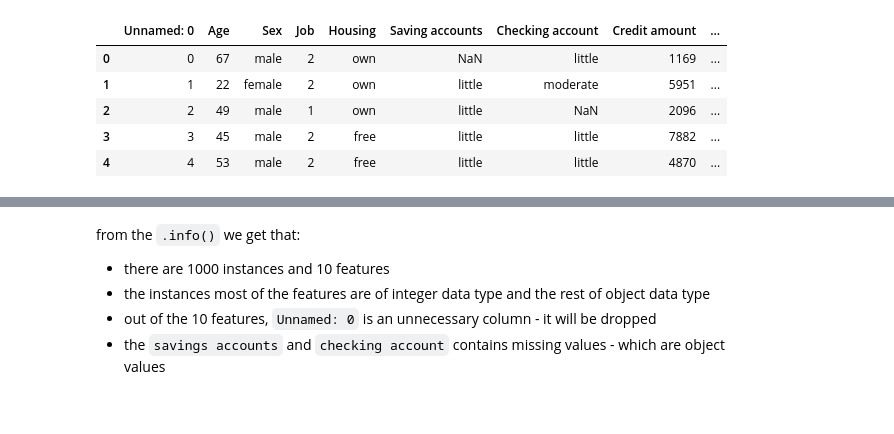
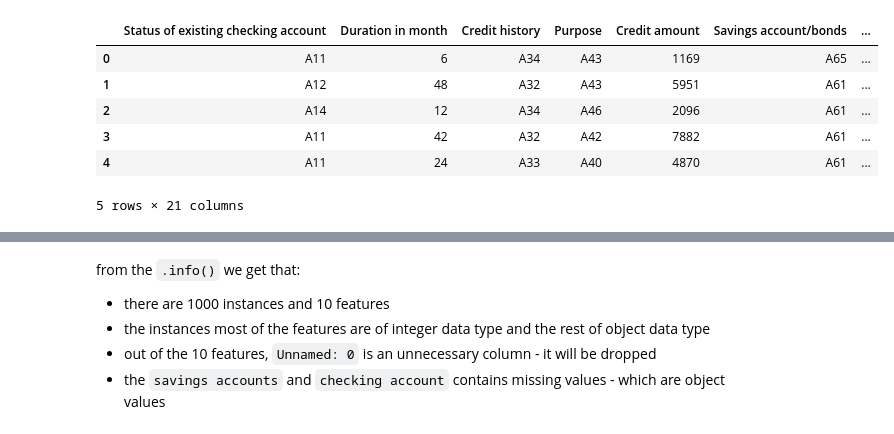
Before and after one commit to mwisechacha/Credit-Risk-Modelling, a Jupyter notebook: credit_risk.ipynb, the cells around one changed output, grey strips where cells are left out. Cells and saved outputs as stored; diff of their text form; code cells hidden in the pictures.

```diff
--- a/credit_risk.ipynb
+++ b/credit_risk.ipynb
@@ -11,14 +24,38 @@ import seaborn as sns
 # %%
-# load data
-df = pd.read_csv("german_credit_data.csv")
+df = pd.read_csv("statlog_german_credit_data/german.data", header=None, delim_whitespace=True)
+headers = [
+    "Status of existing checking account",
+    "Duration in month",
+    "Credit history",
+    "Purpose",
+    "Credit amount",
+    "Savings account/bonds",
+    "Present employment since",
+    "Installment rate in percentage of disposable income",
+    "Personal status and sex",
+    "Other debtors / guarantors",
+    "Present residence since",
+    "Property",
+    "Age in years",
+    "Other installment plans",
+    "Housing",
+    "Number of existing credits at this bank",
+    "Job",
+    "Number of people being liable to provide maintenance for",
+    "Telephone",
+    "Foreign worker",
+    "Risk"
+]
+df.columns = headers
 df.head()
 # %% [output]
-|  | Unnamed: 0 | Age | Sex | Job | Housing | Saving accounts | Checking account | Credit amount | ... |
-| 0 | 0 | 67 | male | 2 | own | NaN | little | 1169 | ... |
-| 1 | 1 | 22 | female | 2 | own | little | moderate | 5951 | ... |
-| 2 | 2 | 49 | male | 1 | own | little | NaN | 2096 | ... |
-| 3 | 3 | 45 | male | 2 | free | little | little | 7882 | ... |
-| 4 | 4 | 53 | male | 2 | free | little | little | 4870 | ... |
+|  | Status of existing checking account | Duration in month | Credit history | Purpose | Credit amount | Savings account/bonds | ... |
+| 0 | A11 | 6 | A34 | A43 | 1169 | A65 | ... |
+| 1 | A12 | 48 | A32 | A43 | 5951 | A61 | ... |
+| 2 | A14 | 12 | A34 | A46 | 2096 | A61 | ... |
+| 3 | A11 | 42 | A32 | A42 | 7882 | A61 | ... |
+| 4 | A11 | 24 | A33 | A40 | 4870 | A61 | ... |
+5 rows × 21 columns
 # %%
 df.info()
 # %% [output]
```
Also changed, not shown: parts of 6 cells of this notebook, 4 other files.
